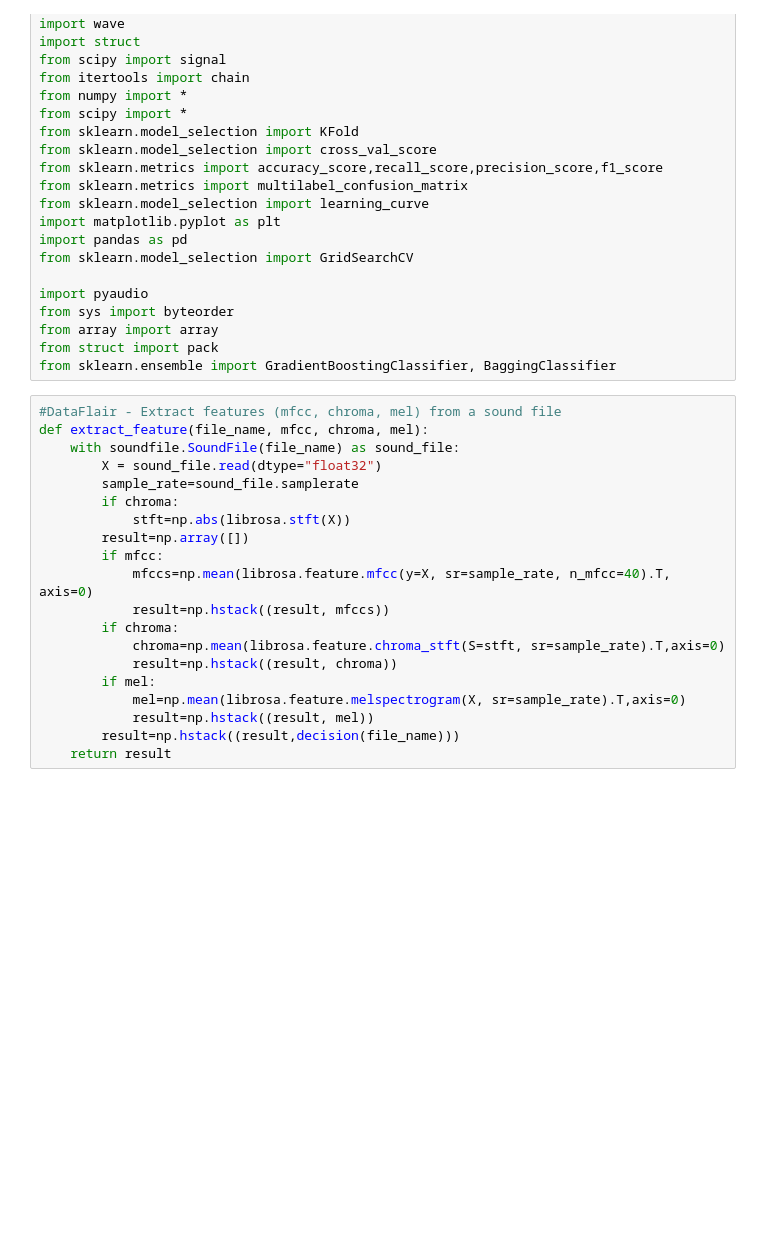
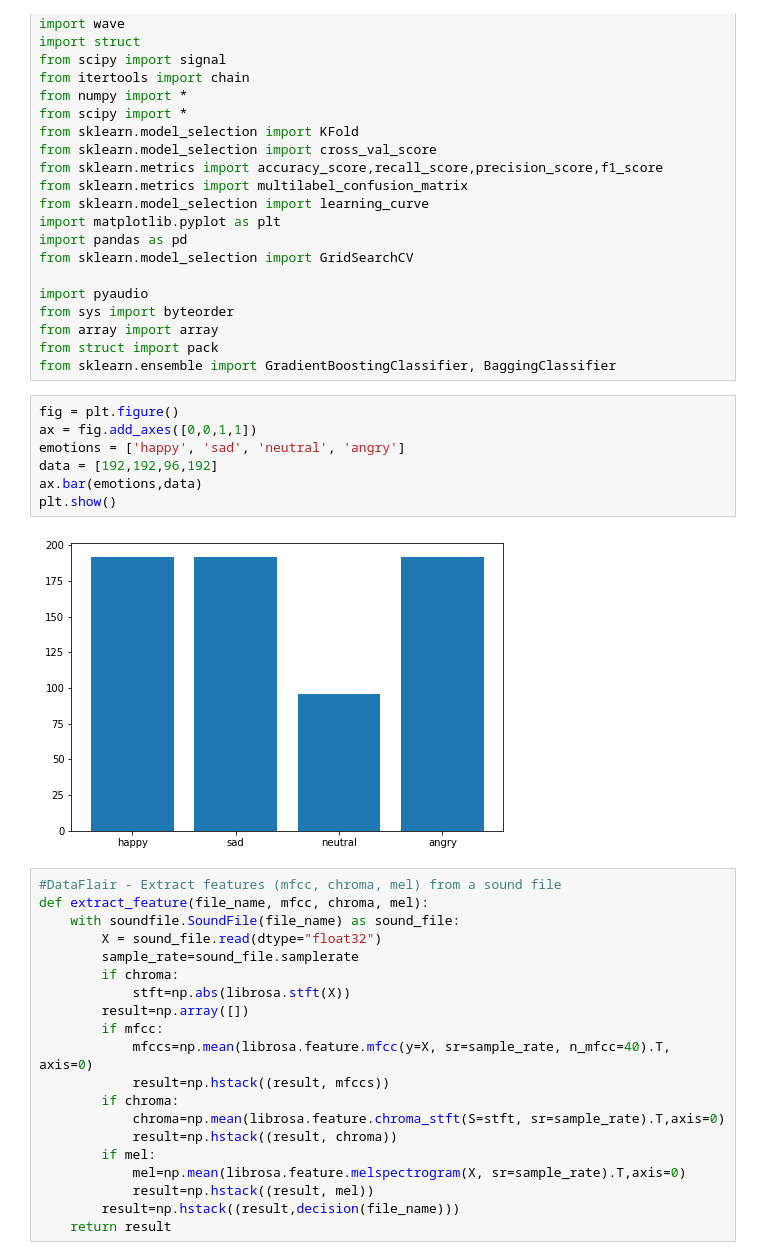
Before and after one commit to labi22/Speech-Emotion-Recogniser, a Jupyter notebook: SER-livetesting.ipynb, the cells around one changed output. Cells and saved outputs as stored; diff of their text form; blank space fills up the shorter version.

```diff
--- a/SER-livetesting.ipynb
+++ b/SER-livetesting.ipynb
@@ -26,6 +26,15 @@ from sys import byteorder
 from array import array
 from struct import pack
 from sklearn.ensemble import GradientBoostingClassifier, BaggingClassifier
+# %%
+fig = plt.figure()
+ax = fig.add_axes([0,0,1,1])
+emotions = ['happy', 'sad', 'neutral', 'angry']
+data = [192,192,96,192]
+ax.bar(emotions,data)
+plt.show()
+# %% [output]
+[figure, added]
 # %%
 #DataFlair - Extract features (mfcc, chroma, mel) from a sound file
 def extract_feature(file_name, mfcc, chroma, mel):
```
Also changed, not shown: parts of 2 cells of this notebook.
